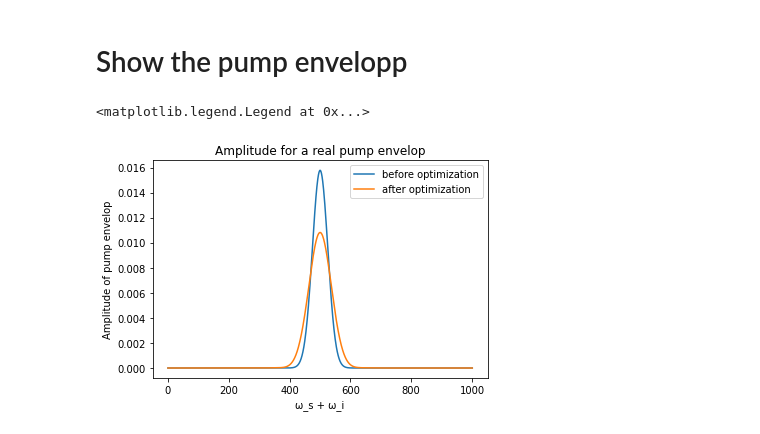
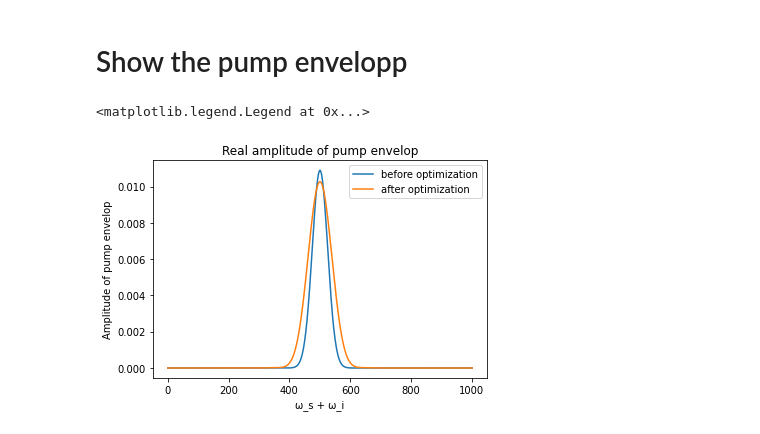
Before and after one commit to polyquantique/optimal_pumps, a Jupyter notebook: using_API.ipynb, the cells around one changed output. Cells and saved outputs as stored; diff of their text form; code cells hidden in the pictures.

Commit message:
Added complex phase to envelop

```diff
--- a/using_API.ipynb
+++ b/using_API.ipynb
@@ -39,10 +39,12 @@ y_K = 1
 # %% [markdown]
 # Train the model
 # %%
+# add a complex phase
+phi = np.random.random()
 # initializing with a gaussian pump can limit the noise of the optimized result
-a = 0.2*jnp.exp(-(jnp.linspace(2*wi, 2*wf, 2*N))**2)
+a = 0.2*jnp.exp(-(jnp.linspace(2*wi, 2*wf, 2*N))**2)*np.exp(1j*phi)
 for i in range(500):
-    if i%20:
+    if i%100 == 0:
         print("loss on K value: ", optimization_SPDC.get_euclidean_loss_K(a, N, alpha, G, H, l, y_K))
         print("loss on N value: ", optimization_SPDC.get_euclidean_loss_N(a, N, alpha, G, H, l, y_N))
     a = optimization_SPDC.update(a, N, alpha, G, H, l, y_N, y_K)
@@ -80,12 +75,13 @@ plt.show()
 # %% [markdown]
 # Show the pump envelopp
 # %%
-plt.title("Amplitude for a real pump envelop")
+initial_pump = jnp.exp(-(jnp.linspace(2*wi, 2*wf, 2*N))**2)*np.exp(1j*phi)
+plt.title("Real amplitude of pump envelop")
 plt.xlabel("ω_s + ω_i")
 plt.ylabel("Amplitude of pump envelop")
-plt.plot(jnp.exp(-(jnp.linspace(2*wi, 2*wf, 2*N))**2)/sum(jnp.exp(-(jnp.linspace(2*wi, 2*wf, 2*N))**2)),label = "before optimization")
-plt.plot(a/sum(a), label = "after optimization")
+plt.plot(jnp.real(initial_pump/sum(jnp.abs(initial_pump))), label = "before optimization")
+plt.plot(jnp.real(a/sum(jnp.abs(a))), label = "after optimization")
 plt.legend()
 # %% [output]
 <matplotlib.legend.Legend at 0x...>
-[figure, old version]
+[figure, new version]
```
Also changed, not shown: parts of 3 cells of this notebook.
